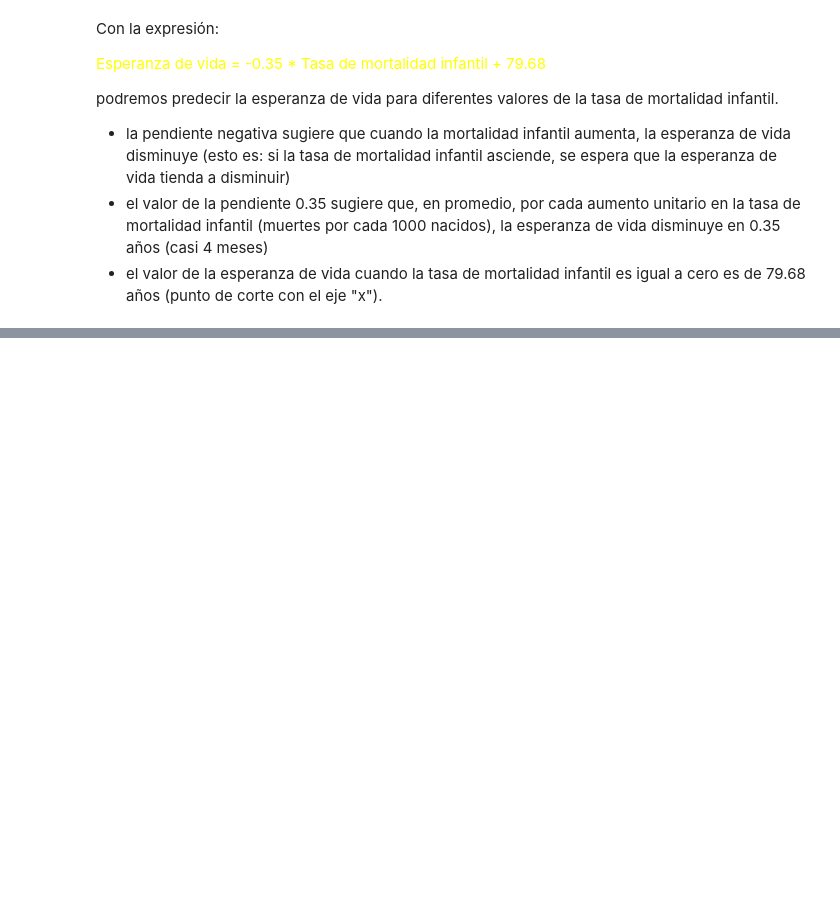
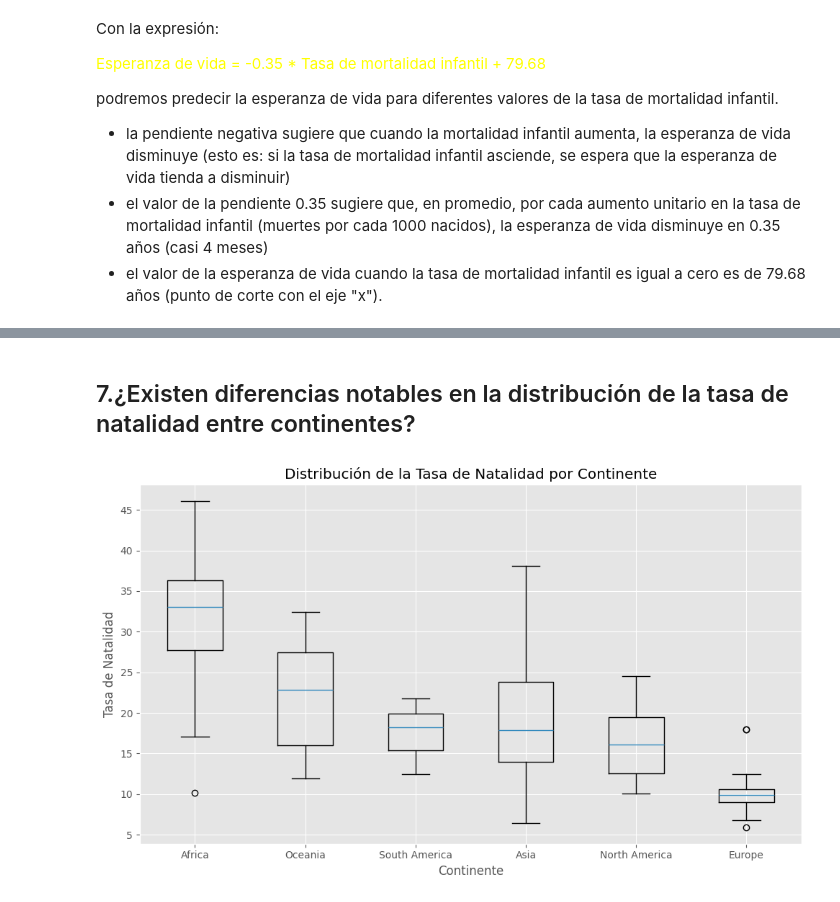
Before and after one commit to Adalab/da-modulo3-sprint2-pairprogramming-RocioZahara, a Jupyter notebook: M03_sprint2_01_Visualizacion.ipynb, the cells around one changed output, grey strips where cells are left out. Cells and saved outputs as stored; diff of their text form; code cells hidden in the pictures; blank space fills up the shorter version.

```diff
--- a/M03_sprint2_01_Visualizacion.ipynb
+++ b/M03_sprint2_01_Visualizacion.ipynb
@@ -355,0 +383,20 @@ La relación entre la tasa de natalidad y la población urbana no parece ser cla
+# %% [markdown]
+## 7.¿Existen diferencias notables en la distribución de la tasa de natalidad entre continentes?
+# %%
+# Calcular la mediana de la tasa de natalidad por continente y ordenar los continentes en base a estas medianas
+median_by_continent = df.groupby('continent')['birthrate'].median().sort_values(ascending=False)
+ordered_continents = median_by_continent.index
+
+# Crear el gráfico de caja (boxplot) utilizando el orden de continentes calculado
+plt.figure(figsize=(10, 6))
+plt.boxplot([df[df['continent'] == continent]['birthrate'] for continent in ordered_continents],
+            labels=ordered_continents)
+plt.xlabel('Continente')
+plt.ylabel('Tasa de Natalidad')
+plt.title('Distribución de la Tasa de Natalidad por Continente')
+
+# Mostrar el gráfico
+plt.tight_layout()
+plt.show()
+# %% [output]
+[figure, added]
```
Also changed, not shown: parts of 21 cells of this notebook.
